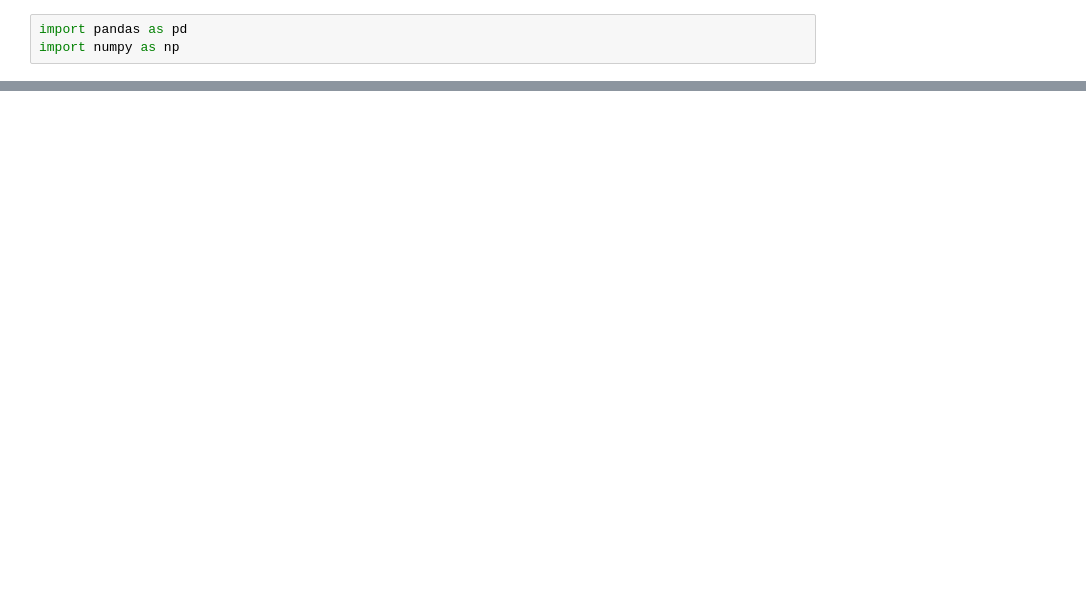
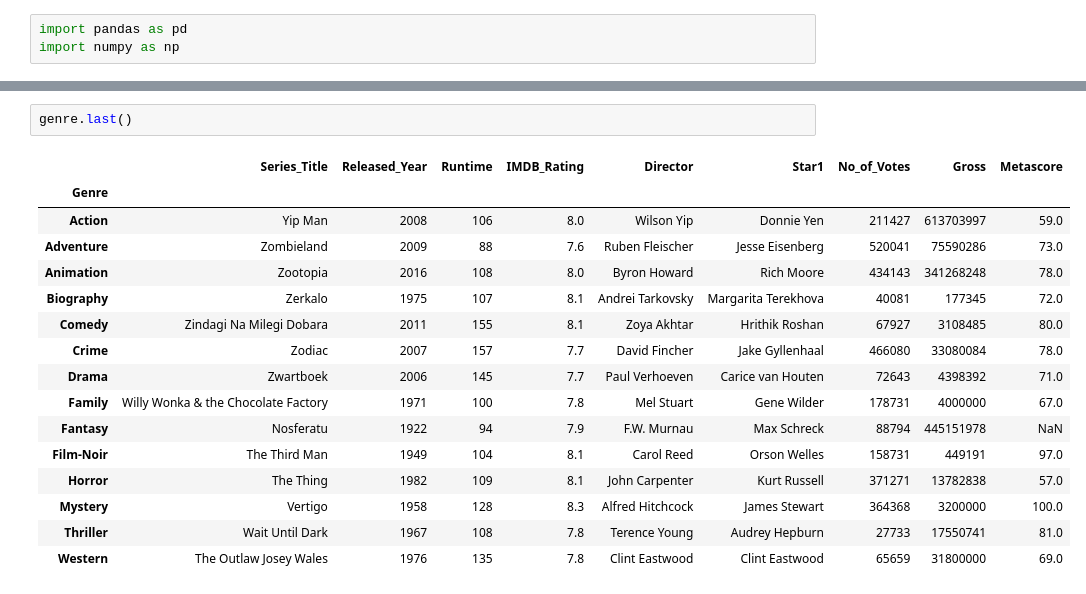
Before and after one commit to swayam-learning/prep, a Jupyter notebook: pandas4.ipynb, the cells around one changed output, grey strips where cells are left out. Drawn from its saved outputs; the diff is of its cells as text; blank space fills up the shorter version.

```diff
--- a/pandas4.ipynb
+++ b/pandas4.ipynb
@@ -3,0 +176,19 @@ import numpy as np
+# %%
+genre.last()
+# %% [output]
+|  | Series_Title | Released_Year | Runtime | IMDB_Rating | Director | Star1 | No_of_Votes | Gross | Metascore |
+| Genre |  |  |  |  |  |  |  |  |  |
+| Action | Yip Man | 2008 | 106 | 8.0 | Wilson Yip | Donnie Yen | 211427 | 613703997 | 59.0 |
+| Adventure | Zombieland | 2009 | 88 | 7.6 | Ruben Fleischer | Jesse Eisenberg | 520041 | 75590286 | 73.0 |
+| Animation | Zootopia | 2016 | 108 | 8.0 | Byron Howard | Rich Moore | 434143 | 341268248 | 78.0 |
+| Biography | Zerkalo | 1975 | 107 | 8.1 | Andrei Tarkovsky | Margarita Terekhova | 40081 | 177345 | 72.0 |
+| Comedy | Zindagi Na Milegi Dobara | 2011 | 155 | 8.1 | Zoya Akhtar | Hrithik Roshan | 67927 | 3108485 | 80.0 |
+| Crime | Zodiac | 2007 | 157 | 7.7 | David Fincher | Jake Gyllenhaal | 466080 | 33080084 | 78.0 |
+| Drama | Zwartboek | 2006 | 145 | 7.7 | Paul Verhoeven | Carice van Houten | 72643 | 4398392 | 71.0 |
+| Family | Willy Wonka & the Chocolate Factory | 1971 | 100 | 7.8 | Mel Stuart | Gene Wilder | 178731 | 4000000 | 67.0 |
+| Fantasy | Nosferatu | 1922 | 94 | 7.9 | F.W. Murnau | Max Schreck | 88794 | 445151978 | NaN |
+| Film-Noir | The Third Man | 1949 | 104 | 8.1 | Carol Reed | Orson Welles | 158731 | 449191 | 97.0 |
+| Horror | The Thing | 1982 | 109 | 8.1 | John Carpenter | Kurt Russell | 371271 | 13782838 | 57.0 |
+| Mystery | Vertigo | 1958 | 128 | 8.3 | Alfred Hitchcock | James Stewart | 364368 | 3200000 | 100.0 |
+| Thriller | Wait Until Dark | 1967 | 108 | 7.8 | Terence Young | Audrey Hepburn | 27733 | 17550741 | 81.0 |
+| Western | The Outlaw Josey Wales | 1976 | 135 | 7.8 | Clint Eastwood | Clint Eastwood | 65659 | 31800000 | 69.0 |
```
Also changed, not shown: parts of 36 cells of this notebook.
